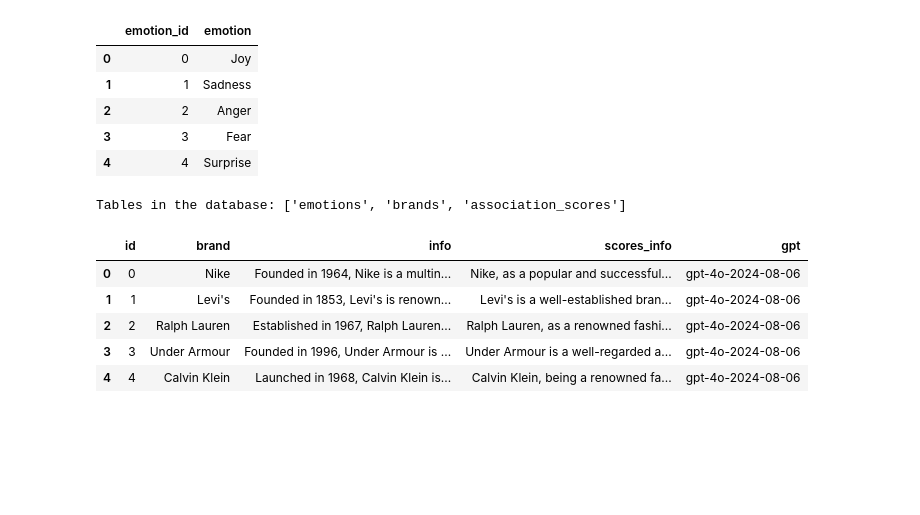
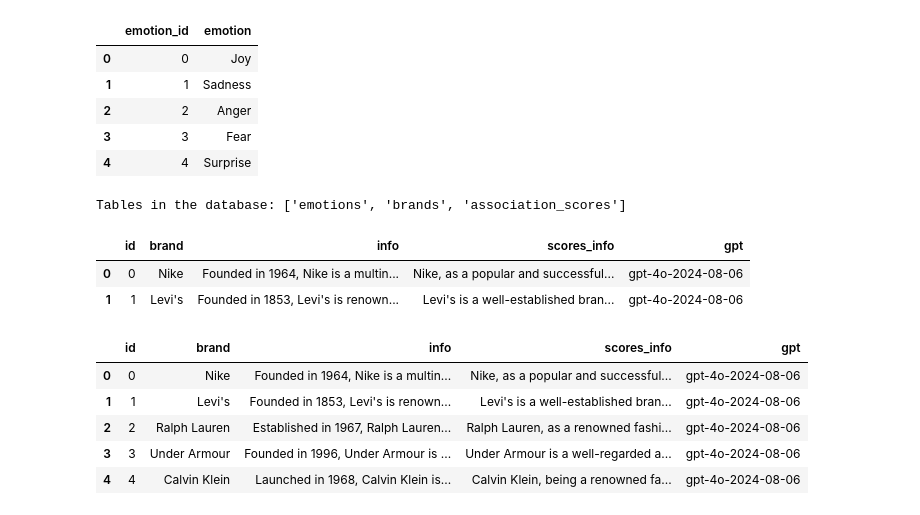
Before and after one commit to nedaresa/clothing_brand_recommender, a Jupyter notebook: explore.ipynb, the cells around one changed output. Cells and saved outputs as stored; diff of their text form; code cells hidden in the pictures; blank space fills up the shorter version.

```diff
--- a/explore.ipynb
+++ b/explore.ipynb
@@ -610,6 +628,12 @@ dfs_cleaned = dfs.dropna(axis=1)
 
 result = get_similarity(df_cleaned, dfs_cleaned, number)
 result
+# %%
+df
+# %% [output]
+|  | id | brand | info | scores_info | gpt |
+| 0 | 0 | Nike | Founded in 1964, Nike is a multin... | Nike, as a popular and successful... | gpt-4o-2024-08-06 |
+| 1 | 1 | Levi's | Founded in 1853, Levi's is renown... | Levi's is a well-established bran... | gpt-4o-2024-08-06 |
 # %%
 with sqlite3.connect(os.path.abspath(db_name)) as conn:
     cursor = conn.cursor()
```
Also changed, not shown: parts of 9 cells of this notebook.
